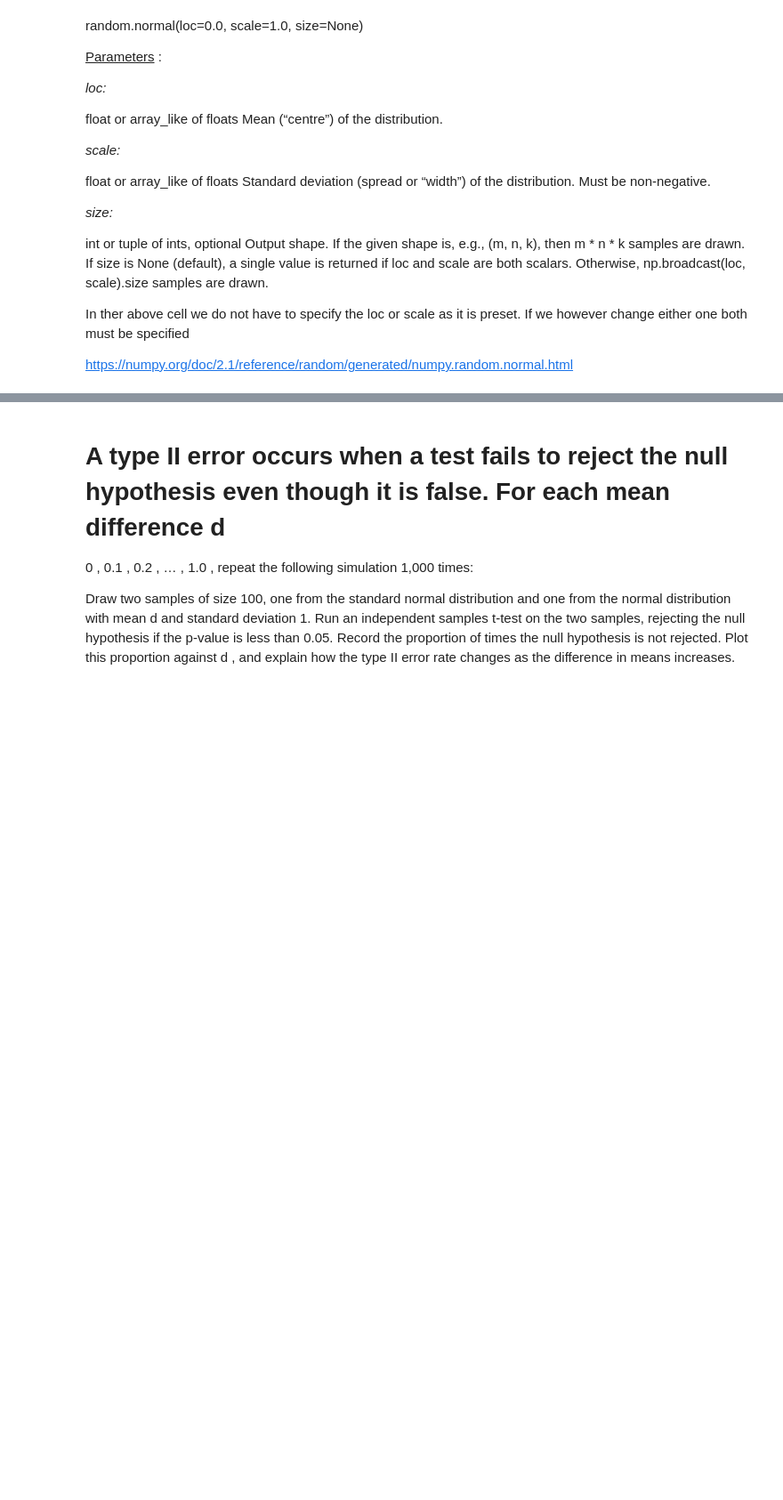
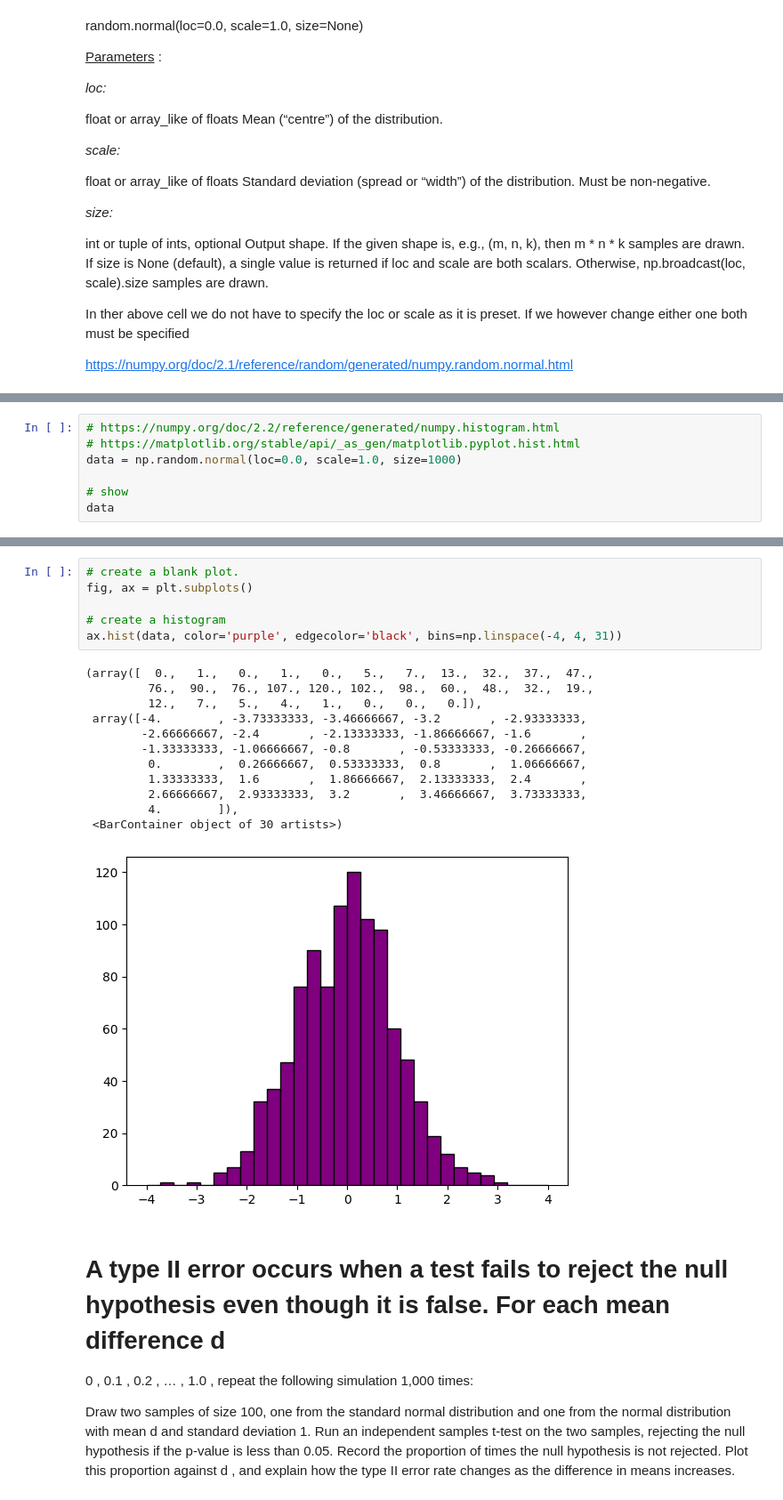
Before and after one commit to GraceMarySmyth/applied-statistics-assessment, a Jupyter notebook: problems.ipynb, the cells around one changed output, grey strips where cells are left out. Shown at 89% size. Drawn from its saved outputs; the diff is of its cells as text; blank space fills up the shorter version.

Commit message:
adding histogram and updating readme

```diff
--- a/problems.ipynb
+++ b/problems.ipynb
@@ -772,0 +775,7 @@ ax.bar(uniques, counts, width=0.5, color=['blue', 'orange', 'green', 'red', 'pur
+# %%
+# https://numpy.org/doc/2.2/reference/generated/numpy.histogram.html
+# https://matplotlib.org/stable/api/_as_gen/matplotlib.pyplot.hist.html
+data = np.random.normal(loc=0.0, scale=1.0, size=1000)
+
+# show
+data
@@ -773,3 +800,22 @@ ax.bar(uniques, counts, width=0.5, color=['blue', 'orange', 'green', 'red', 'pur
+# %%
+# create a blank plot.
+fig, ax = plt.subplots()
+
+# create a histogram
+ax.hist(data, color='purple', edgecolor='black', bins=np.linspace(-4, 4, 31))
+# %% [output]
+(array([  0.,   1.,   0.,   1.,   0.,   5.,   7.,  13.,  32.,  37.,  47.,
+         76.,  90.,  76., 107., 120., 102.,  98.,  60.,  48.,  32.,  19.,
+         12.,   7.,   5.,   4.,   1.,   0.,   0.,   0.]),
+ array([-4.        , -3.73333333, -3.46666667, -3.2       , -2.93333333,
+        -2.66666667, -2.4       , -2.13333333, -1.86666667, -1.6       ,
+        -1.33333333, -1.06666667, -0.8       , -0.53333333, -0.26666667,
+         0.        ,  0.26666667,  0.53333333,  0.8       ,  1.06666667,
+         1.33333333,  1.6       ,  1.86666667,  2.13333333,  2.4       ,
+         2.66666667,  2.93333333,  3.2       ,  3.46666667,  3.73333333,
+         4.        ]),
+ <BarContainer object of 30 artists>)
+[figure, added]
 # %% [markdown]
 A type II error occurs when a test fails to reject the null hypothesis even though it is false. For each mean difference
 d
```
Also changed, not shown: parts of 18 cells of this notebook, 1 other file.
